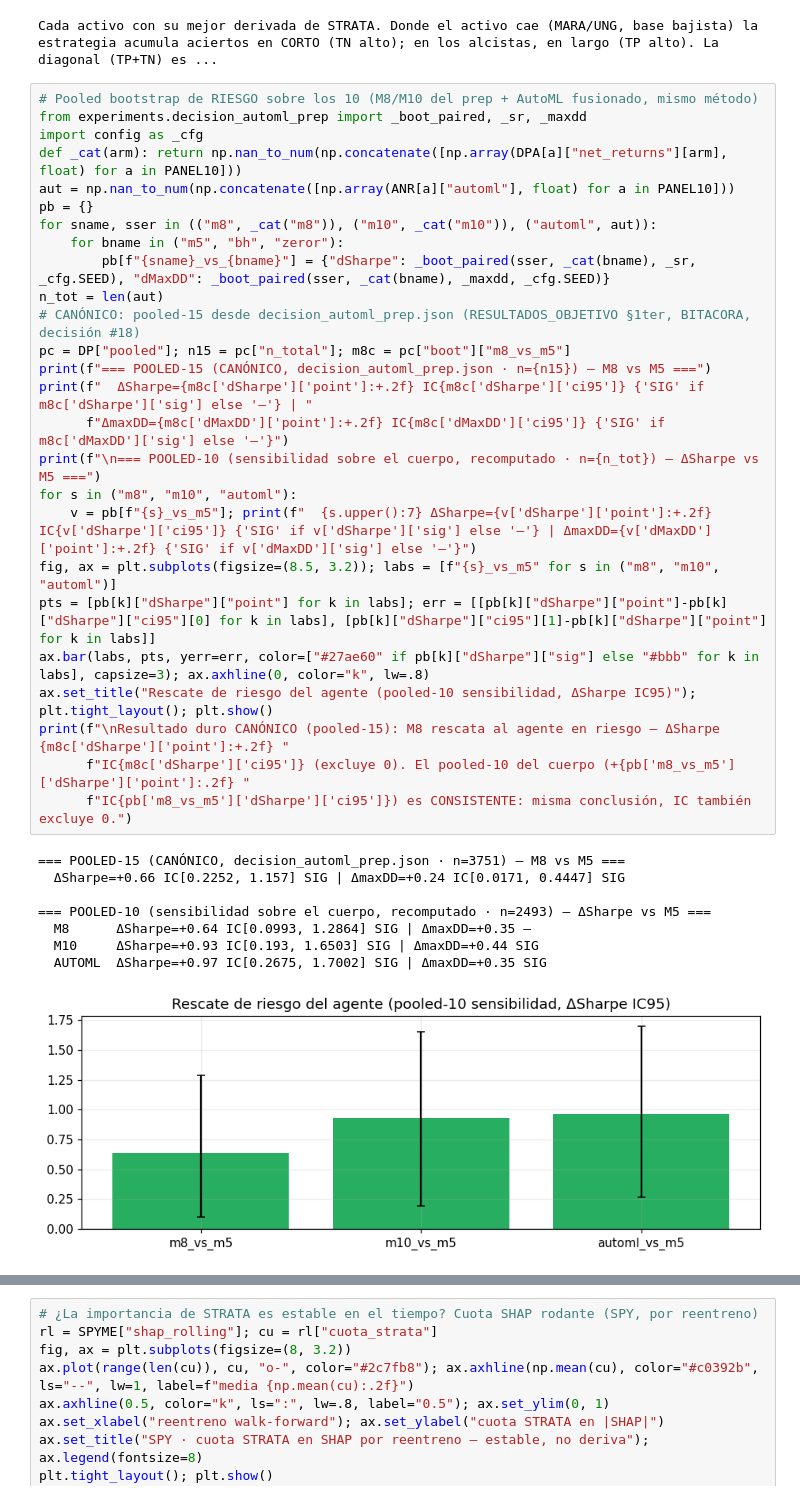
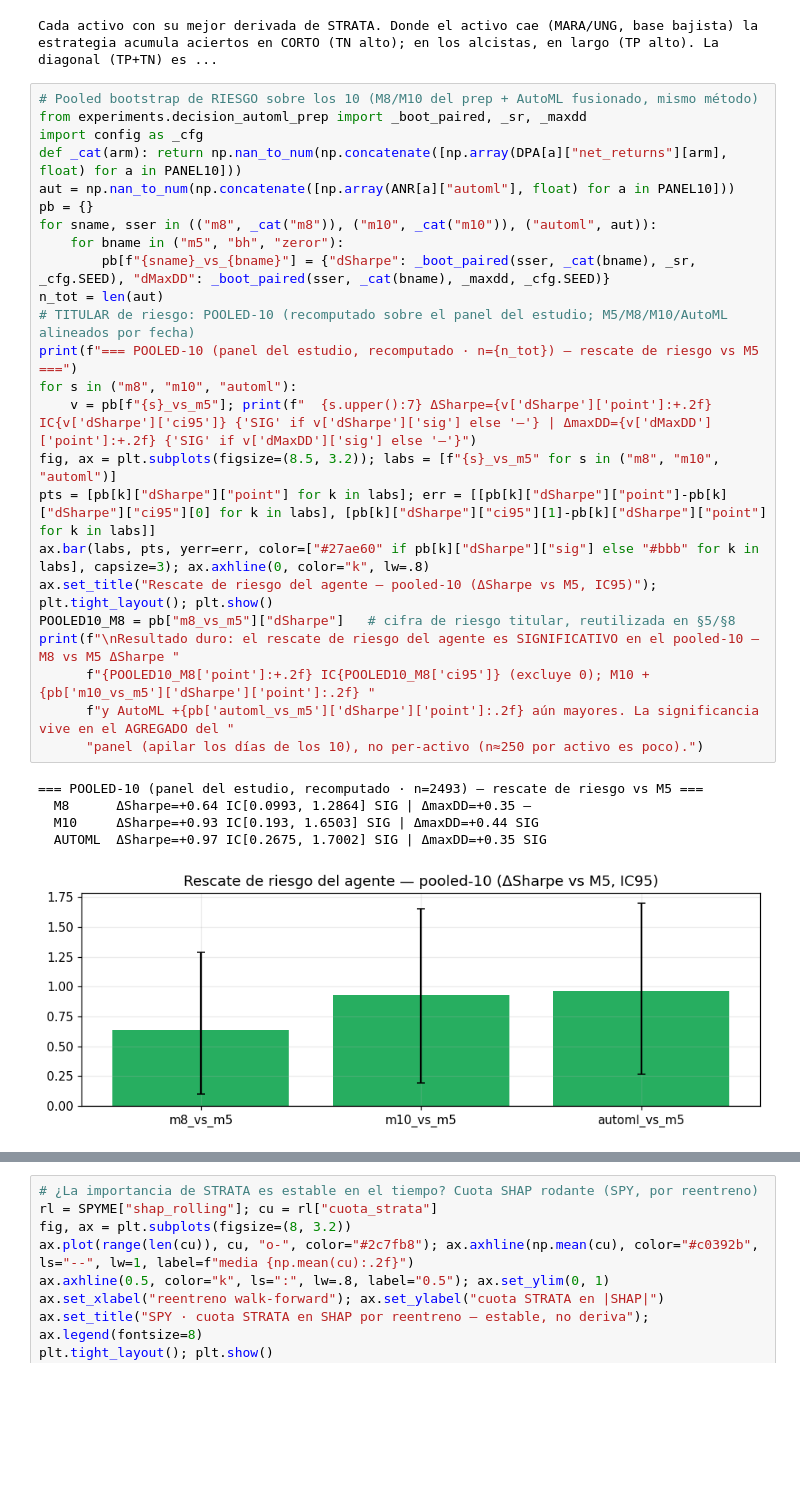
Before and after one commit to RaquelGarciah/Real-time-statistical-supervision-of-an-AI-trading-agent, a Jupyter notebook: notebooks/STRATA_marco_practico.ipynb, the cells around one changed output, grey strips where cells are left out. Saved outputs shown, nothing was run; the diff lists cells and outputs as text; blank space fills up the shorter version.

```diff
--- a/notebooks/STRATA_marco_practico.ipynb
+++ b/notebooks/STRATA_marco_practico.ipynb
@@ -1036,35 +1024,30 @@ Cada activo con su mejor derivada de STRATA. Donde el activo cae (MARA/UNG, base
 # %%
 # Pooled bootstrap de RIESGO sobre los 10 (M8/M10 del prep + AutoML fusionado, mismo método)
 from experiments.decision_automl_prep import _boot_paired, _sr, _maxdd
 import config as _cfg
 def _cat(arm): return np.nan_to_num(np.concatenate([np.array(DPA[a]["net_returns"][arm], float) for a in PANEL10]))
 aut = np.nan_to_num(np.concatenate([np.array(ANR[a]["automl"], float) for a in PANEL10]))
 pb = {}
 for sname, sser in (("m8", _cat("m8")), ("m10", _cat("m10")), ("automl", aut)):
     for bname in ("m5", "bh", "zeror"):
         pb[f"{sname}_vs_{bname}"] = {"dSharpe": _boot_paired(sser, _cat(bname), _sr, _cfg.SEED), "dMaxDD": _boot_paired(sser, _cat(bname), _maxdd, _cfg.SEED)}
 n_tot = len(aut)
-# CANÓNICO: pooled-15 desde decision_automl_prep.json (RESULTADOS_OBJETIVO §1ter, BITACORA, decisión #18)
-pc = DP["pooled"]; n15 = pc["n_total"]; m8c = pc["boot"]["m8_vs_m5"]
-print(f"=== POOLED-15 (CANÓNICO, decision_automl_prep.json · n={n15}) — M8 vs M5 ===")
-print(f"  ΔSharpe={m8c['dSharpe']['point']:+.2f} IC{m8c['dSharpe']['ci95']} {'SIG' if m8c['dSharpe']['sig'] else '—'} | "
-      f"ΔmaxDD={m8c['dMaxDD']['point']:+.2f} IC{m8c['dMaxDD']['ci95']} {'SIG' if m8c['dMaxDD']['sig'] else '—'}")
-print(f"\n=== POOLED-10 (sensibilidad sobre el cuerpo, recomputado · n={n_tot}) — ΔSharpe vs M5 ===")
+# TITULAR de riesgo: POOLED-10 (recomputado sobre el panel del estudio; M5/M8/M10/AutoML alineados por fecha)
+print(f"=== POOLED-10 (panel del estudio, recomputado · n={n_tot}) — rescate de riesgo vs M5 ===")
 for s in ("m8", "m10", "automl"):
     v = pb[f"{s}_vs_m5"]; print(f"  {s.upper():7} ΔSharpe={v['dSharpe']['point']:+.2f} IC{v['dSharpe']['ci95']} {'SIG' if v['dSharpe']['sig'] else '—'} | ΔmaxDD={v['dMaxDD']['point']:+.2f} {'SIG' if v['dMaxDD']['sig'] else '—'}")
 fig, ax = plt.subplots(figsize=(8.5, 3.2)); labs = [f"{s}_vs_m5" for s in ("m8", "m10", "automl")]
 pts = [pb[k]["dSharpe"]["point"] for k in labs]; err = [[pb[k]["dSharpe"]["point"]-pb[k]["dSharpe"]["ci95"][0] for k in labs], [pb[k]["dSharpe"]["ci95"][1]-pb[k]["dSharpe"]["point"] for k in labs]]
 ax.bar(labs, pts, yerr=err, color=["#27ae60" if pb[k]["dSharpe"]["sig"] else "#bbb" for k in labs], capsize=3); ax.axhline(0, color="k", lw=.8)
-ax.set_title("Rescate de riesgo del agente (pooled-10 sensibilidad, ΔSharpe IC95)"); plt.tight_layout(); plt.show()
-print(f"\nResultado duro CANÓNICO (pooled-15): M8 rescata al agente en riesgo — ΔSharpe {m8c['dSharpe']['point']:+.2f} "
-      f"IC{m8c['dSharpe']['ci95']} (excluye 0). El pooled-10 del cuerpo (+{pb['m8_vs_m5']['dSharpe']['point']:.2f} "
-      f"IC{pb['m8_vs_m5']['dSharpe']['ci95']}) es CONSISTENTE: misma conclusión, IC también excluye 0.")
+ax.set_title("Rescate de riesgo del agente — pooled-10 (ΔSharpe vs M5, IC95)"); plt.tight_layout(); plt.show()
+POOLED10_M8 = pb["m8_vs_m5"]["dSharpe"]   # cifra de riesgo titular, reutilizada en §5/§8
+print(f"\nResultado duro: el rescate de riesgo del agente es SIGNIFICATIVO en el pooled-10 — M8 vs M5 ΔSharpe "
+      f"{POOLED10_M8['point']:+.2f} IC{POOLED10_M8['ci95']} (excluye 0); M10 +{pb['m10_vs_m5']['dSharpe']['point']:.2f} "
+      f"y AutoML +{pb['automl_vs_m5']['dSharpe']['point']:.2f} aún mayores. La significancia vive en el AGREGADO del "
+      "panel (apilar los días de los 10), no per-activo (n≈250 por activo es poco).")
 # %% [output]
-=== POOLED-15 (CANÓNICO, decision_automl_prep.json · n=3751) — M8 vs M5 ===
-  ΔSharpe=+0.66 IC[0.2252, 1.157] SIG | ΔmaxDD=+0.24 IC[0.0171, 0.4447] SIG
-
-=== POOLED-10 (sensibilidad sobre el cuerpo, recomputado · n=2493) — ΔSharpe vs M5 ===
+=== POOLED-10 (panel del estudio, recomputado · n=2493) — rescate de riesgo vs M5 ===
   M8      ΔSharpe=+0.64 IC[0.0993, 1.2864] SIG | ΔmaxDD=+0.35 —
   M10     ΔSharpe=+0.93 IC[0.193, 1.6503] SIG | ΔmaxDD=+0.44 SIG
   AUTOML  ΔSharpe=+0.97 IC[0.2675, 1.7002] SIG | ΔmaxDD=+0.35 SIG
-[figure, old version]
+[figure, new version]
```
Also changed, not shown: parts of 18 cells of this notebook, 4 other files.
